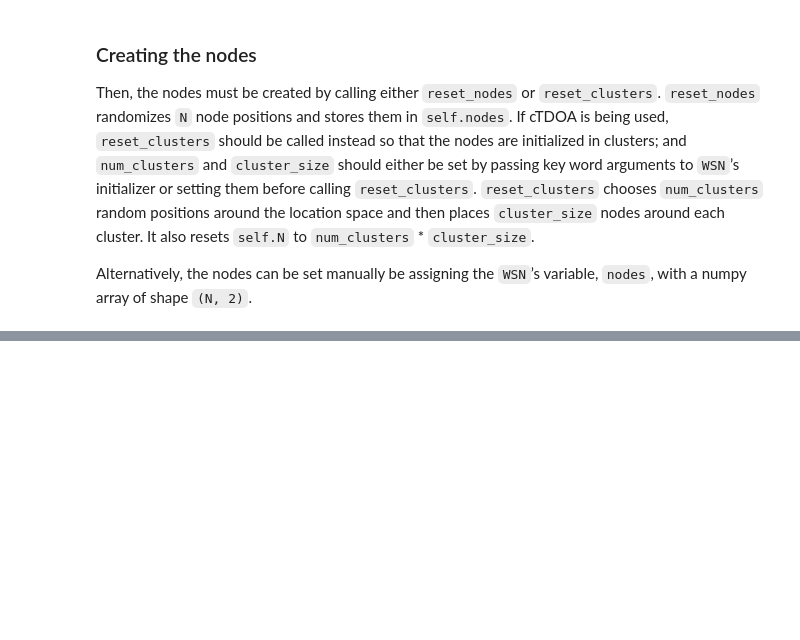
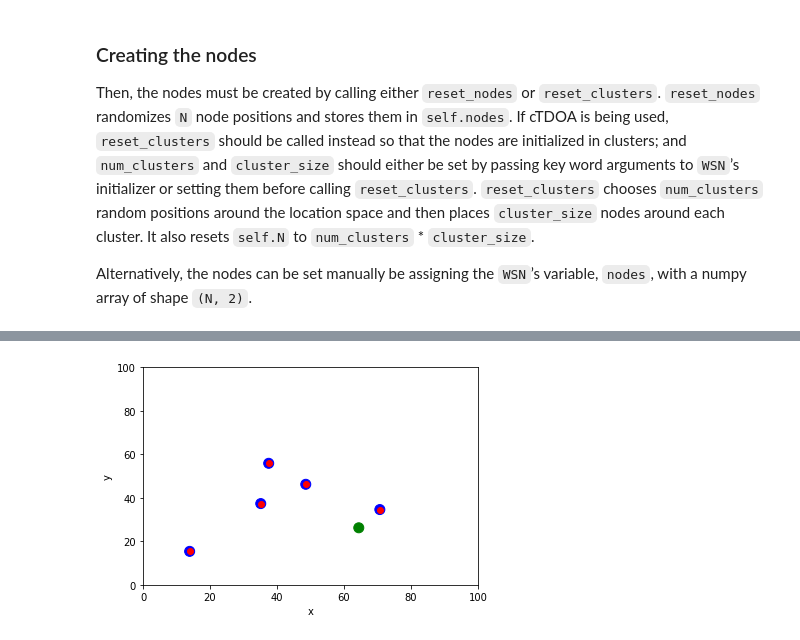
Before and after one commit to Budmeister/WSN-Localization, a Jupyter notebook: READMEnb.ipynb, the cells around one changed output, grey strips where cells are left out. Cells and saved outputs as stored; diff of their text form; code cells hidden in the pictures; blank space fills up the shorter version.

```diff
--- a/READMEnb.ipynb
+++ b/READMEnb.ipynb
@@ -61,0 +108,15 @@ After the nodes are created, the anchor nodes should be selected by passing a se
+# %%
+# Add some noise
+wsn.std = 0.01
+est_pos = wsn.localize("mTDOA")
+
+plt.scatter(wsn.nodes[:, 0], wsn.nodes[:, 1], \
+    c=["blue" if i in wsn.anchor_nodes else "green" for i in range(6)], s=100)
+plt.scatter(est_pos[:, 0], est_pos[:, 1], c="red")
+plt.xlim((0, 100))
+plt.ylim((0, 100))
+plt.xlabel("x")
+plt.ylabel("y")
+plt.show()
+# %% [output]
+[figure, added]
```
Also changed, not shown: parts of 15 cells of this notebook, 10 other files.
